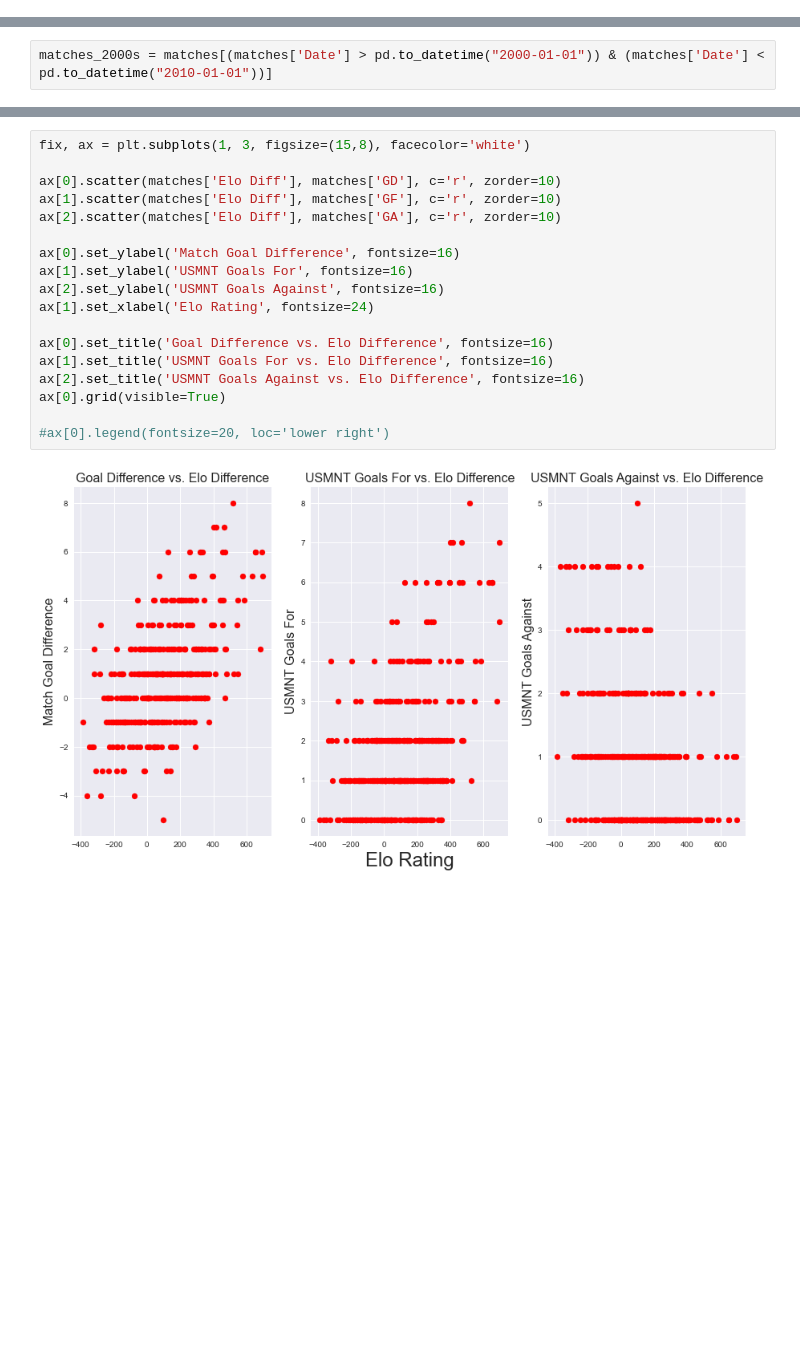
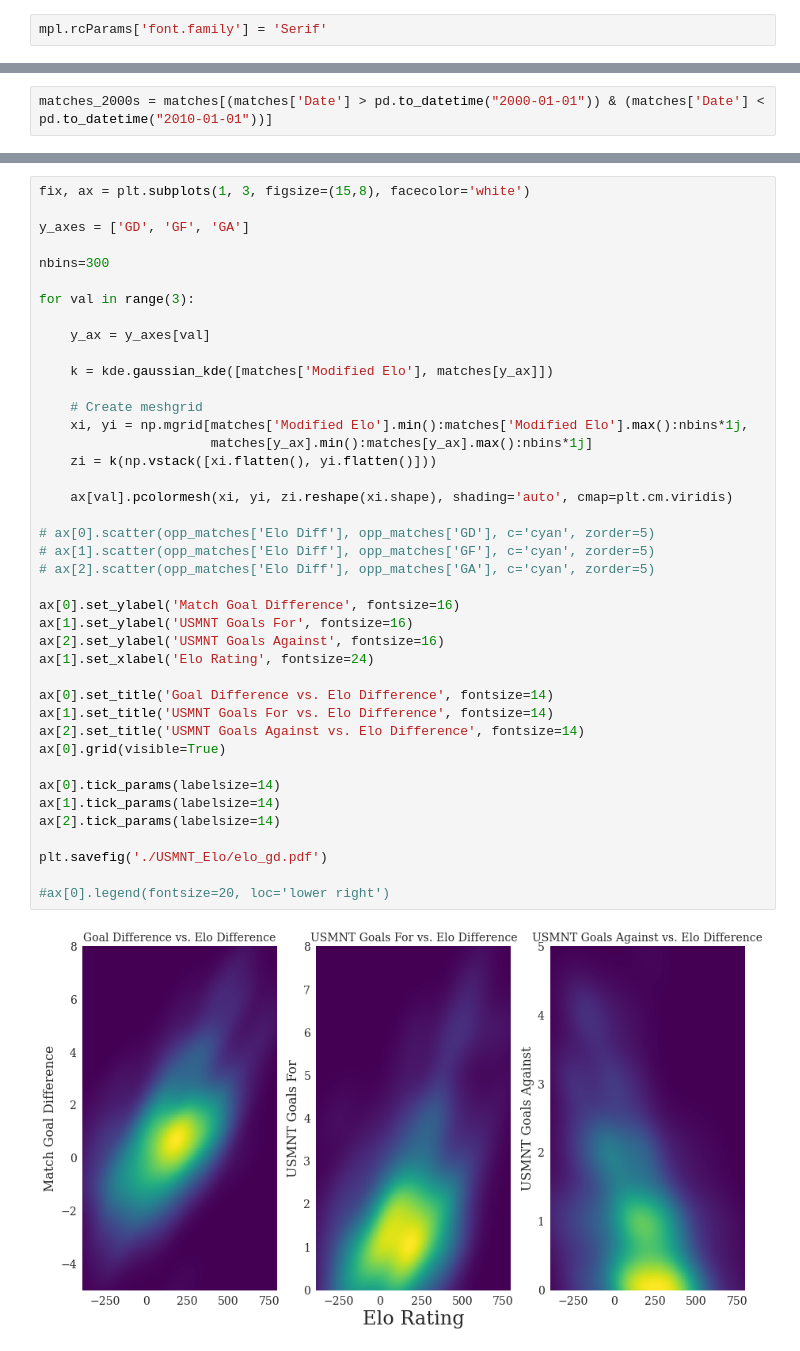
Before and after one commit to thomasgaudin-astro/soccer_code, a Jupyter notebook: USMNT_ELO.ipynb, the cells around one changed output, grey strips where cells are left out. Cells and saved outputs as stored; diff of their text form; blank space fills up the shorter version.

```diff
--- a/USMNT_ELO.ipynb
+++ b/USMNT_ELO.ipynb
@@ -11,3 +16,5 @@ plt.style.use('seaborn')
+# %%
+mpl.rcParams['font.family'] = 'Serif'
 # %%
 def add_days_to_date(date, days):
     """Add days to a date and return the date.
@@ -239,20 +299,43 @@ Text(0.5, 1.0, 'USMNT vs Opponent Elo Rating')
 # %%
 fix, ax = plt.subplots(1, 3, figsize=(15,8), facecolor='white')
 
-ax[0].scatter(matches['Elo Diff'], matches['GD'], c='r', zorder=10)
-ax[1].scatter(matches['Elo Diff'], matches['GF'], c='r', zorder=10)
-ax[2].scatter(matches['Elo Diff'], matches['GA'], c='r', zorder=10)
+y_axes = ['GD', 'GF', 'GA']
+
+nbins=300
+
+for val in range(3):
+
+    y_ax = y_axes[val]
+
+    k = kde.gaussian_kde([matches['Modified Elo'], matches[y_ax]])
+
+    # Create meshgrid
+    xi, yi = np.mgrid[matches['Modified Elo'].min():matches['Modified Elo'].max():nbins*1j,
+                      matches[y_ax].min():matches[y_ax].max():nbins*1j]
+    zi = k(np.vstack([xi.flatten(), yi.flatten()]))
+
+    ax[val].pcolormesh(xi, yi, zi.reshape(xi.shape), shading='auto', cmap=plt.cm.viridis)
+
+# ax[0].scatter(opp_matches['Elo Diff'], opp_matches['GD'], c='cyan', zorder=5)
+# ax[1].scatter(opp_matches['Elo Diff'], opp_matches['GF'], c='cyan', zorder=5)
+# ax[2].scatter(opp_matches['Elo Diff'], opp_matches['GA'], c='cyan', zorder=5)
 
 ax[0].set_ylabel('Match Goal Difference', fontsize=16)
 ax[1].set_ylabel('USMNT Goals For', fontsize=16)
 ax[2].set_ylabel('USMNT Goals Against', fontsize=16)
 ax[1].set_xlabel('Elo Rating', fontsize=24)
 
-ax[0].set_title('Goal Difference vs. Elo Difference', fontsize=16)
-ax[1].set_title('USMNT Goals For vs. Elo Difference', fontsize=16)
-ax[2].set_title('USMNT Goals Against vs. Elo Difference', fontsize=16)
+ax[0].set_title('Goal Difference vs. Elo Difference', fontsize=14)
+ax[1].set_title('USMNT Goals For vs. Elo Difference', fontsize=14)
+ax[2].set_title('USMNT Goals Against vs. Elo Difference', fontsize=14)
 ax[0].grid(visible=True)
 
+ax[0].tick_params(labelsize=14)
+ax[1].tick_params(labelsize=14)
+ax[2].tick_params(labelsize=14)
+
+plt.savefig('./USMNT_Elo/elo_gd.pdf')
+
 #ax[0].legend(fontsize=20, loc='lower right')
 # %% [output]
-[figure, old version]
+[figure, new version]
```
Also changed, not shown: parts of 33 cells of this notebook.
